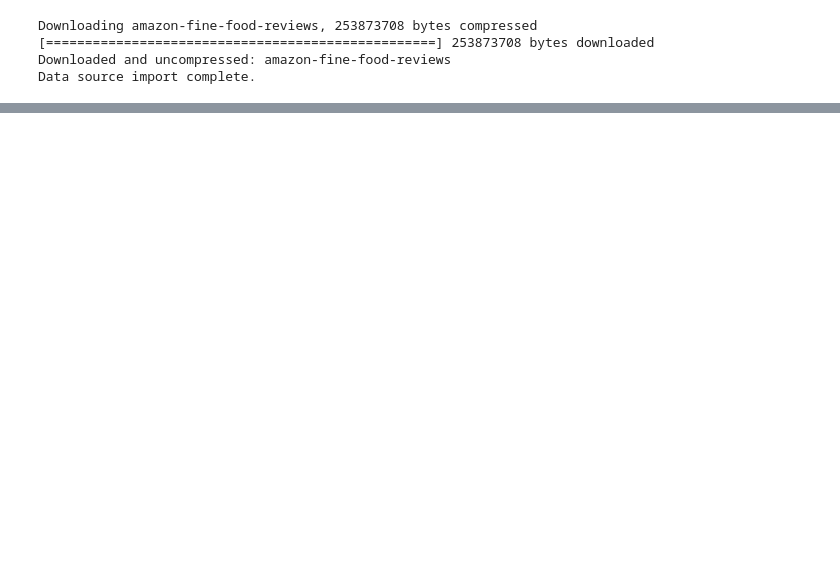
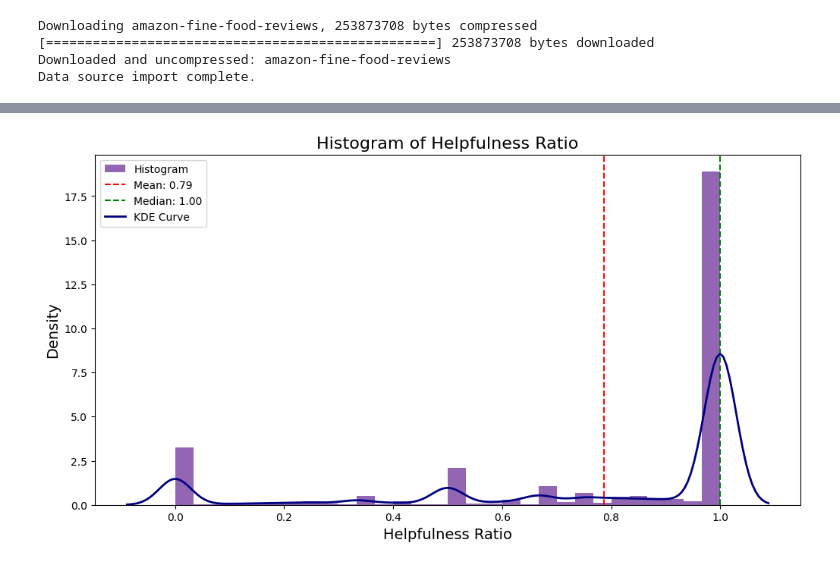
Before and after one commit to gkbrasselle/DS4002Project1, a Jupyter notebook: Project_1.ipynb, the cells around one changed output, grey strips where cells are left out. Cells and saved outputs as stored; diff of their text form; code cells hidden in the pictures; blank space fills up the shorter version.

```diff
--- a/Project_1.ipynb
+++ b/Project_1.ipynb
@@ -204,0 +208,28 @@ filtered_df.to_csv('cleaned.csv')
+# %%
+import pandas as pd
+import numpy as np
+import matplotlib.pyplot as plt
+import seaborn as sns
+
+
+plt.figure(figsize=(12, 6))
+plt.hist(df['HelpfulnessRatio'], bins=30, color='indigo', alpha=0.6, density=True, label='Histogram')
+
+mean_value = df['HelpfulnessRatio'].mean()
+median_value = df['HelpfulnessRatio'].median()
+
+plt.axvline(mean_value, color='red', linestyle='--', label=f'Mean: {mean_value:.2f}')
+plt.axvline(median_value, color='green', linestyle='--', label=f'Median: {median_value:.2f}')
+
+sns.kdeplot(df['HelpfulnessRatio'], color='navy', label='KDE Curve', linewidth=2)
+
+plt.title('Histogram of Helpfulness Ratio', fontsize=16)
+plt.xlabel('Helpfulness Ratio', fontsize=14)
+plt.ylabel('Density', fontsize=14)
+plt.legend()
+plt.grid(axis='y', alpha=0.75)
+plt.grid(False)
+
+plt.show()
+# %% [output]
+[figure, added]
```
Also changed, not shown: parts of 46 cells of this notebook.
